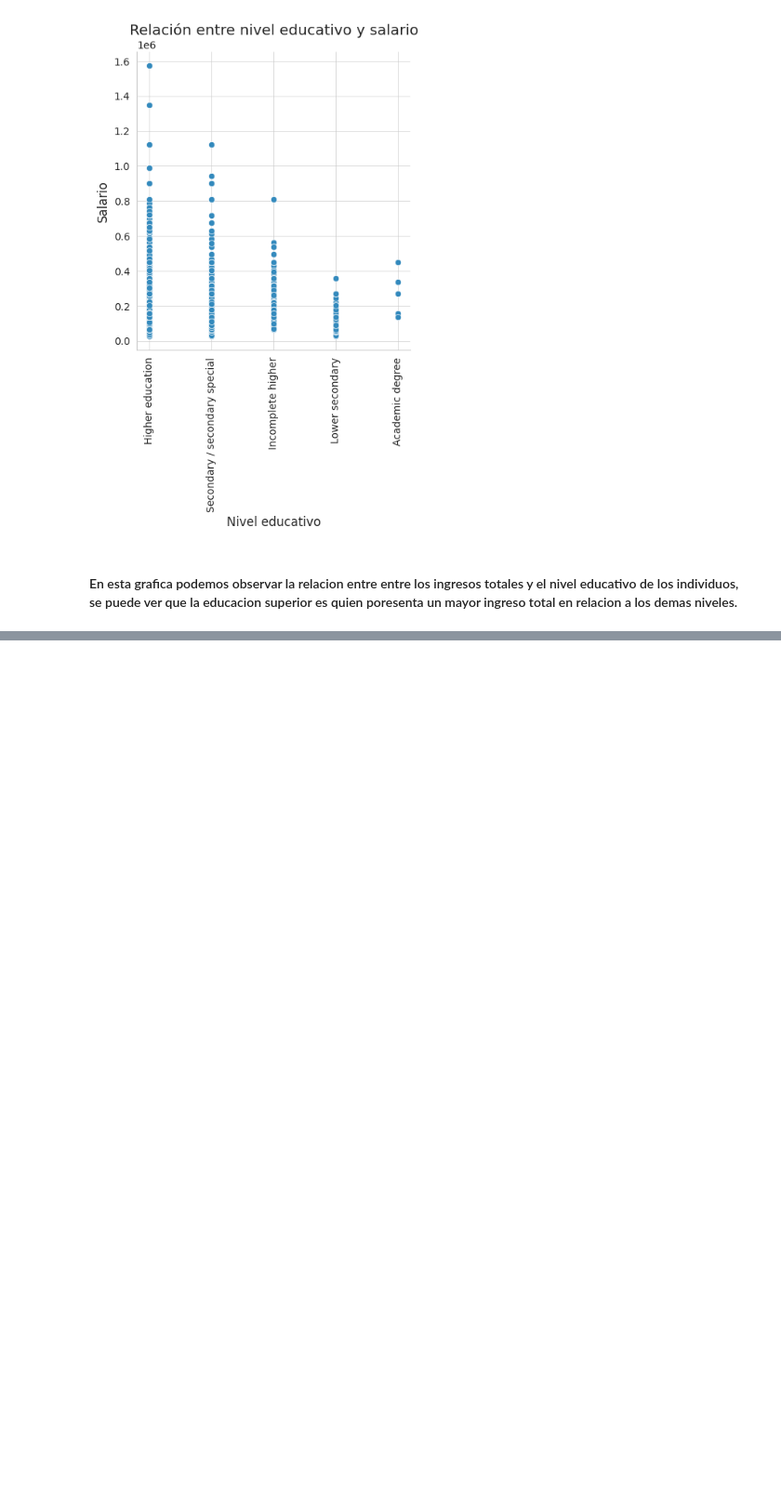
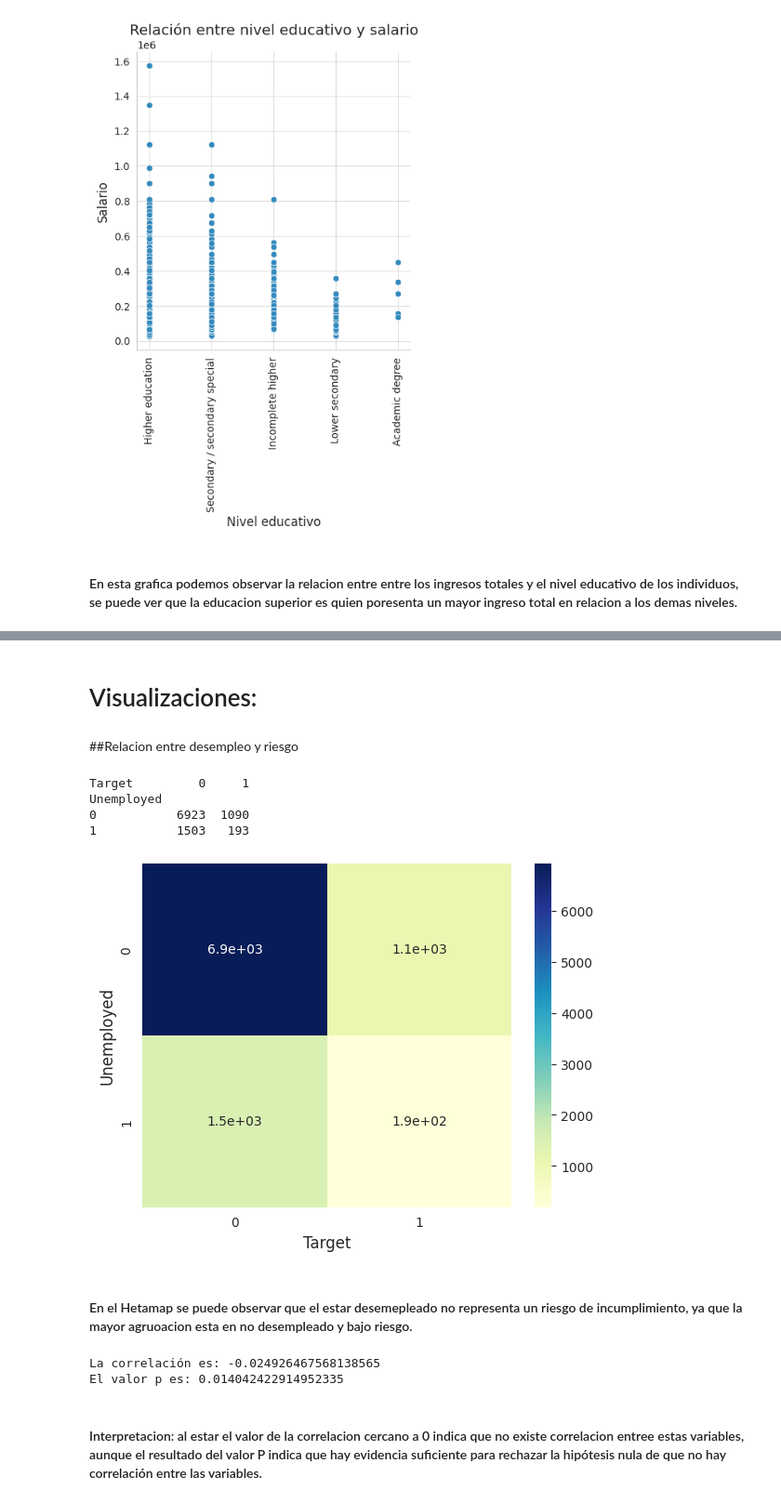
Before and after one commit to EnzoPereira013/Proyecto-Credit-Card-Classification-CoderHouse-Enzo-Pereira, a Jupyter notebook: Credit_Card_Classification_Enzo_Pereira.ipynb, the cells around one changed output, grey strips where cells are left out. Shown: that part at 93% size. Cells and saved outputs as stored; diff of their text form; code cells hidden in the pictures; blank space fills up the shorter version.

```diff
--- a/Credit_Card_Classification_Enzo_Pereira.ipynb
+++ b/Credit_Card_Classification_Enzo_Pereira.ipynb
@@ -219,0 +236,19 @@ plt.show()
+# %% [markdown]
+# Visualizaciones:
+# %% [markdown]
+##Relacion entre desempleo y riesgo
+# %%
+tabla_contingencia_Desempleo_incumplimiento = pd.crosstab(df["Unemployed"], df["Target"])
+print(tabla_contingencia_Desempleo_incumplimiento)
+# %% [output]
+Target         0     1
+Unemployed
+0           6923  1090
+1           1503   193
+# %%
+sns.heatmap(tabla_contingencia_Desempleo_incumplimiento, annot=True, cmap="YlGnBu")
+plt.show()
+# %% [output]
+[figure, added]
+# %% [markdown]
+#### En el Hetamap se puede observar que el estar desemepleado no representa un riesgo de incumplimiento, ya que la mayor agruoacion esta en no desempleado y bajo riesgo.
@@ -219,0 +257,9 @@ plt.show()
+# %%
+corr, p_val = pearsonr(df['Unemployed'].astype(int), df['Target'].astype(int))
+print("La correlación es:", corr)
+print("El valor p es:", p_val)
+# %% [output]
+La correlación es: -0.024926467568138565
+El valor p es: 0.014042422914952335
+# %% [markdown]
+#### Interpretacion: al estar el valor de la correlacion cercano a 0 indica que no existe correlacion entree estas variables, aunque el resultado del valor P indica que hay evidencia suficiente para rechazar la hipótesis nula de que no hay correlación entre las variables.
```
Also changed, not shown: parts of 6 cells of this notebook.
